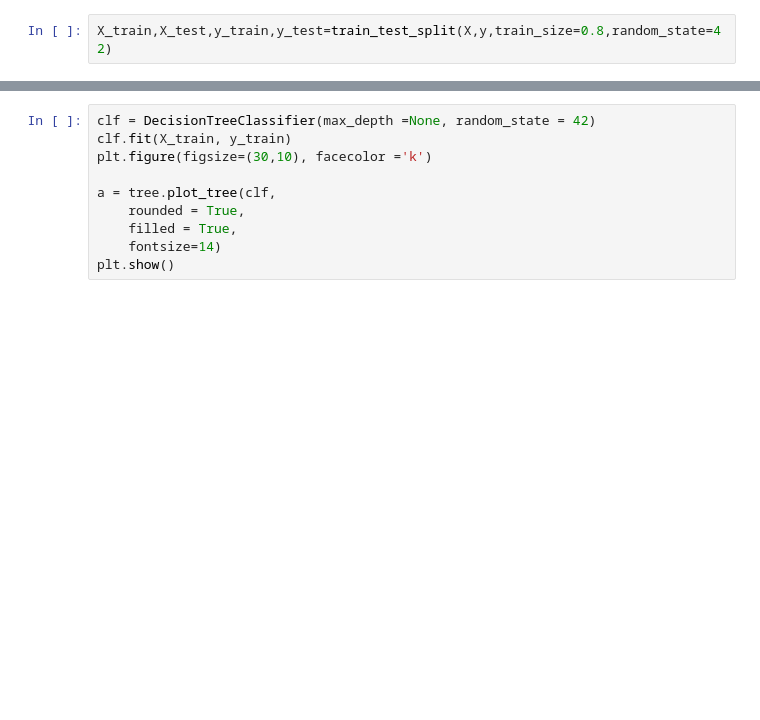
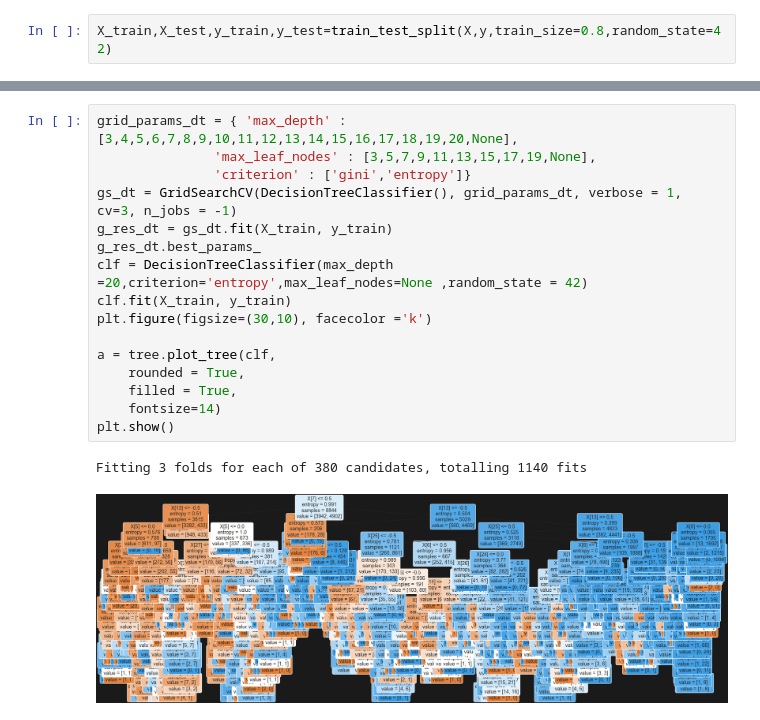
Before and after one commit to abhimanyu-atri/phishing-website-classifier, a Jupyter notebook: model.ipynb, the cells around one changed output, grey strips where cells are left out. Cells and saved outputs as stored; diff of their text form; blank space fills up the shorter version.

```diff
--- a/model.ipynb
+++ b/model.ipynb
@@ -58,13 +158,22 @@ knn.score(X_test, y_test)
 # %%
-clf = DecisionTreeClassifier(max_depth =None, random_state = 42)
+grid_params_dt = { 'max_depth' : [3,4,5,6,7,8,9,10,11,12,13,14,15,16,17,18,19,20,None],
+               'max_leaf_nodes' : [3,5,7,9,11,13,15,17,19,None],
+               'criterion' : ['gini','entropy']}
+gs_dt = GridSearchCV(DecisionTreeClassifier(), grid_params_dt, verbose = 1, cv=3, n_jobs = -1)
+g_res_dt = gs_dt.fit(X_train, y_train)
+g_res_dt.best_params_
+clf = DecisionTreeClassifier(max_depth =20,criterion='entropy',max_leaf_nodes=None ,random_state = 42)
 clf.fit(X_train, y_train)
 plt.figure(figsize=(30,10), facecolor ='k')
 
 a = tree.plot_tree(clf,
     rounded = True,
     filled = True,
     fontsize=14)
 plt.show()
+# %% [output]
+Fitting 3 folds for each of 380 candidates, totalling 1140 fits
+[figure, added]
 # %%
 test_pred_decision_tree = clf.predict(X_test)
 confusion_matrix = metrics.confusion_matrix(y_test,test_pred_decision_tree)
```
Also changed, not shown: parts of 19 cells of this notebook, 6 other files.
